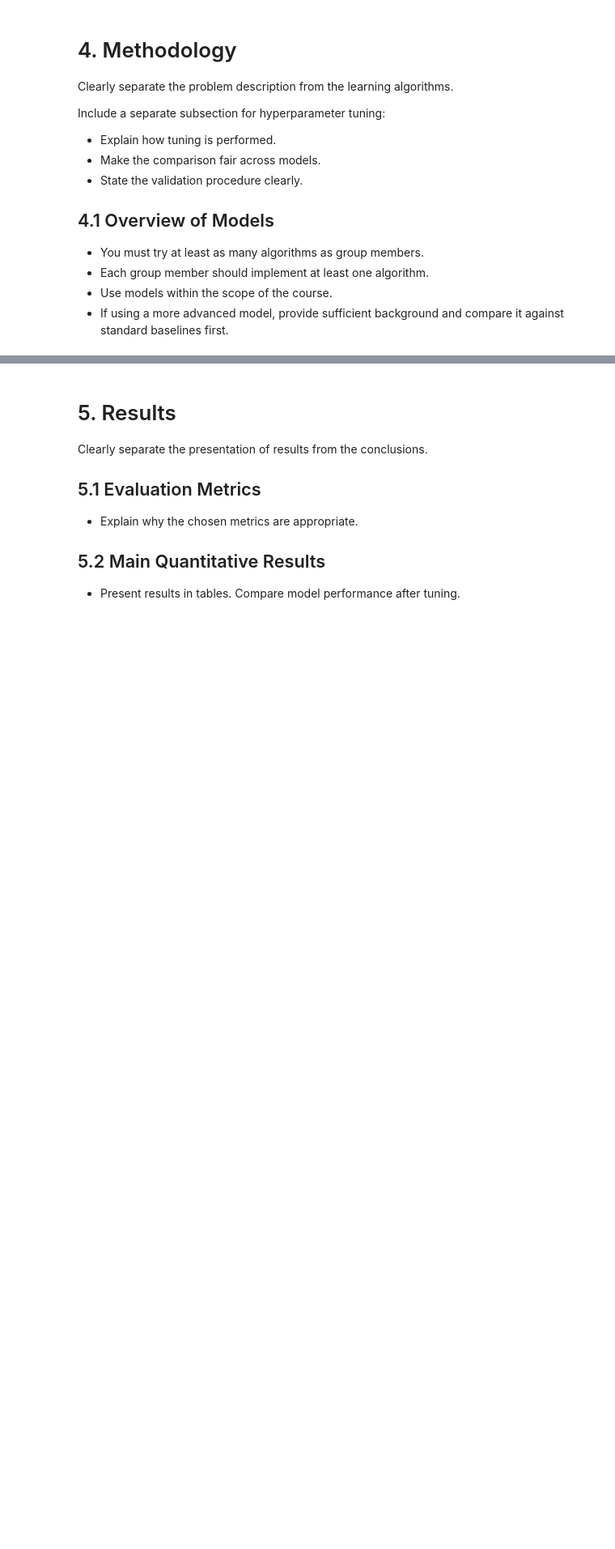
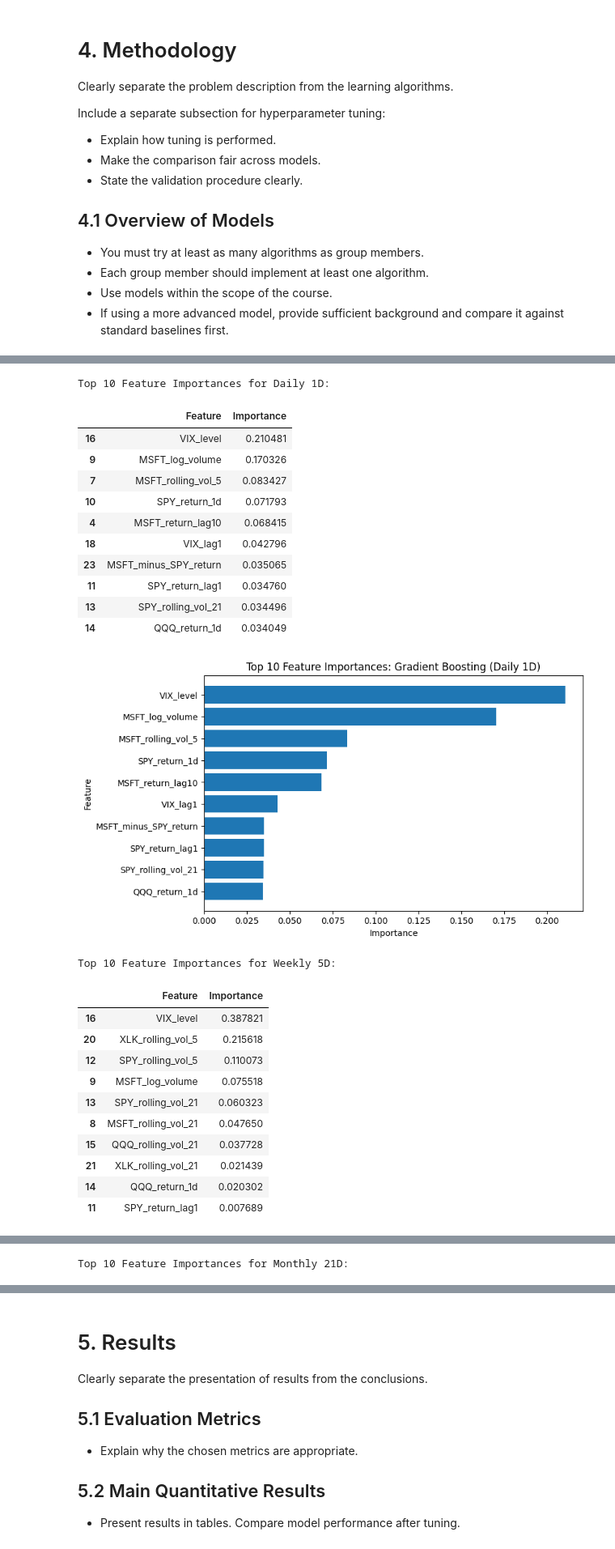
Before and after one commit to Emmaxustar/msft-volatility-prediction, a Jupyter notebook: CFRM521_project_template.ipynb, the cells around one changed output, grey strips where cells are left out. Shown at 81% size. Cells and saved outputs as stored; diff of their text form; code cells hidden in the pictures; blank space fills up the shorter version.

```diff
--- a/CFRM521_project_template.ipynb
+++ b/CFRM521_project_template.ipynb
@@ -459,0 +764,56 @@ Repeat until Model N (N=your group size)
+# %%
+# Feature Importance for Best Gradient Boosting Models
+import pandas as pd
+import matplotlib.pyplot as plt
+
+feature_importance_dfs = {}
+
+for horizon in horizon_order:
+
+    model = best_gb_models[horizon]
+
+    importance_df = pd.DataFrame({
+        'Feature': feature_cols,
+        'Importance': model.feature_importances_
+    }).sort_values(by='Importance', ascending=False)
+
+    feature_importance_dfs[horizon] = importance_df
+
+    print(f"Top 10 Feature Importances for {horizon}:")
+    display(importance_df.head(10))
+
+    plt.figure(figsize=(8, 5))
+    plt.barh(
+        importance_df.head(10)['Feature'][::-1],
+        importance_df.head(10)['Importance'][::-1]
+    )
+    plt.title(f'Top 10 Feature Importances: Gradient Boosting ({horizon})')
+    plt.xlabel('Importance')
+    plt.ylabel('Feature')
+    plt.show()
+# %% [output]
+Top 10 Feature Importances for Daily 1D:
+|  | Feature | Importance |
+| 16 | VIX_level | 0.210481 |
+| 9 | MSFT_log_volume | 0.170326 |
+| 7 | MSFT_rolling_vol_5 | 0.083427 |
+| 10 | SPY_return_1d | 0.071793 |
+| 4 | MSFT_return_lag10 | 0.068415 |
+| 18 | VIX_lag1 | 0.042796 |
+| 23 | MSFT_minus_SPY_return | 0.035065 |
+| 11 | SPY_return_lag1 | 0.034760 |
+| 13 | SPY_rolling_vol_21 | 0.034496 |
+| 14 | QQQ_return_1d | 0.034049 |
+[figure, added]
+Top 10 Feature Importances for Weekly 5D:
+|  | Feature | Importance |
+| 16 | VIX_level | 0.387821 |
+| 20 | XLK_rolling_vol_5 | 0.215618 |
+| 12 | SPY_rolling_vol_5 | 0.110073 |
+| 9 | MSFT_log_volume | 0.075518 |
+| 13 | SPY_rolling_vol_21 | 0.060323 |
+| 8 | MSFT_rolling_vol_21 | 0.047650 |
+| 15 | QQQ_rolling_vol_21 | 0.037728 |
+| 21 | XLK_rolling_vol_21 | 0.021439 |
+| 14 | QQQ_return_1d | 0.020302 |
+| 11 | SPY_return_lag1 | 0.007689 |
@@ -459,0 +821 @@ Repeat until Model N (N=your group size)
+Top 10 Feature Importances for Monthly 21D:
```
Also changed, not shown: parts of 11 cells of this notebook.
